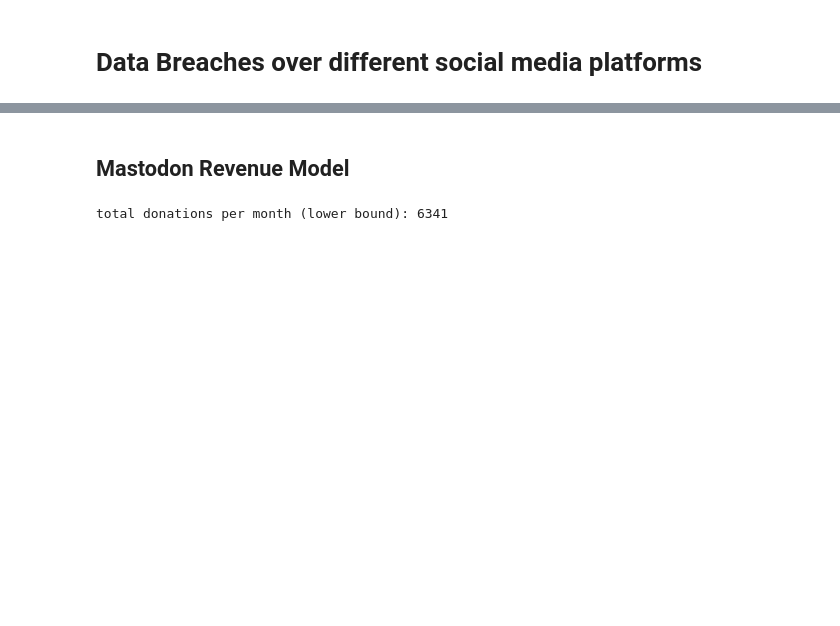
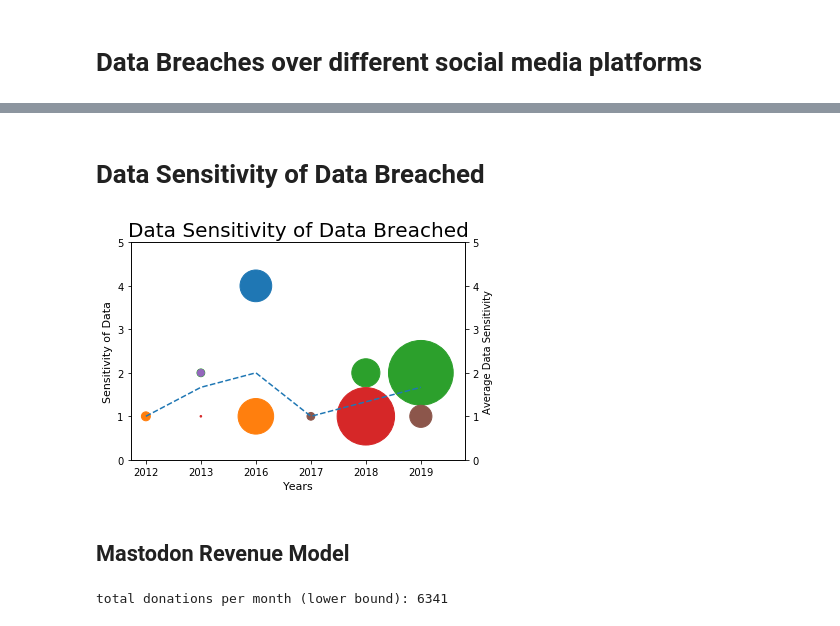
Before and after one commit to morahman97/ECE143Project, a Jupyter notebook: demo.ipynb, the cells around one changed output, grey strips where cells are left out. Cells and saved outputs as stored; diff of their text form; code cells hidden in the pictures; blank space fills up the shorter version.

```diff
--- a/demo.ipynb
+++ b/demo.ipynb
@@ -98,3 +112,9 @@ cOPN	openness (label: y=insightful, n=unimaginative)
+# %% [markdown]
+# Data Sensitivity of Data Breached
+# %%
+data_sensitivity.generate_plot()
+# %% [output]
+[figure, added]
 # %% [markdown]
 ## Mastodon Revenue Model
 # %%
```
Also changed, not shown: parts of 6 cells of this notebook, 2 other files.
